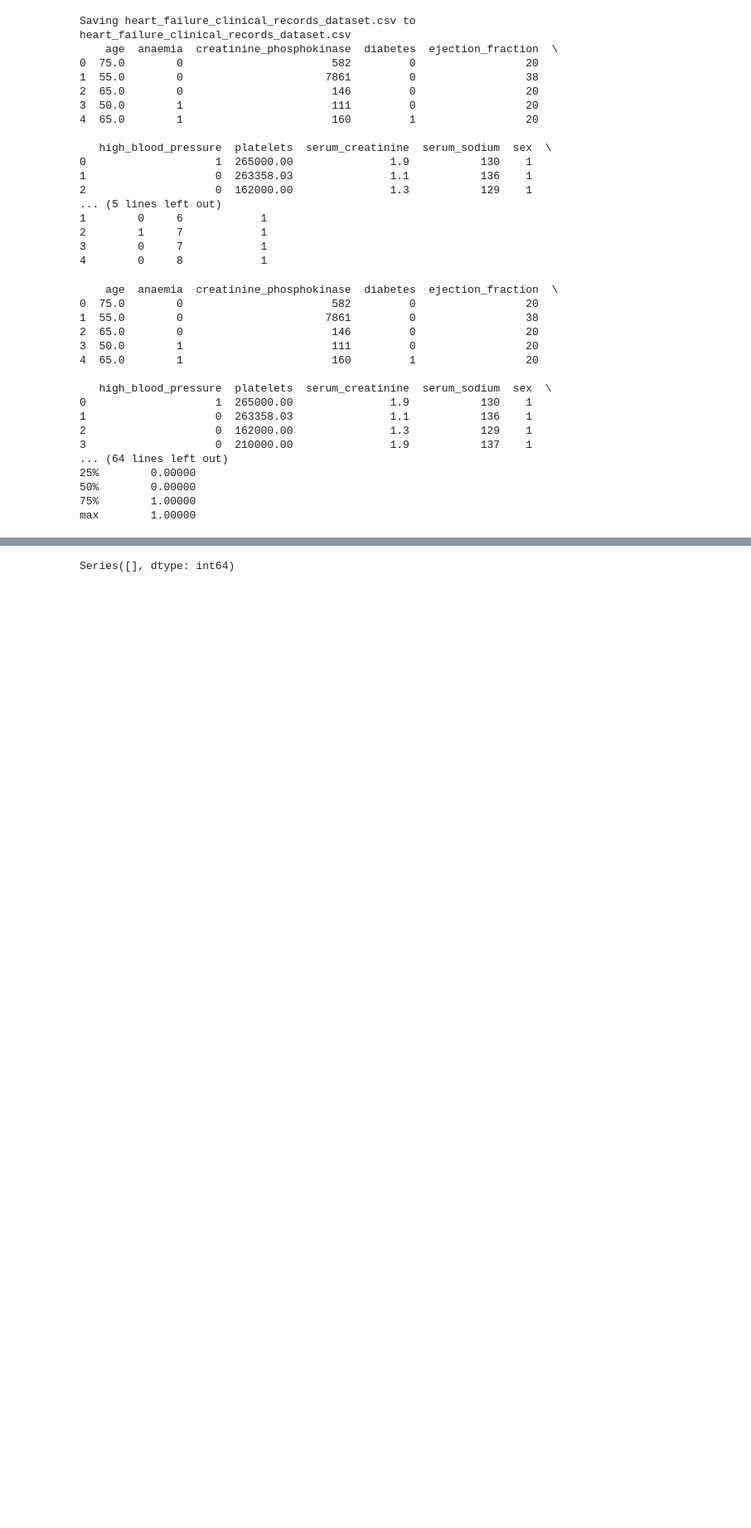
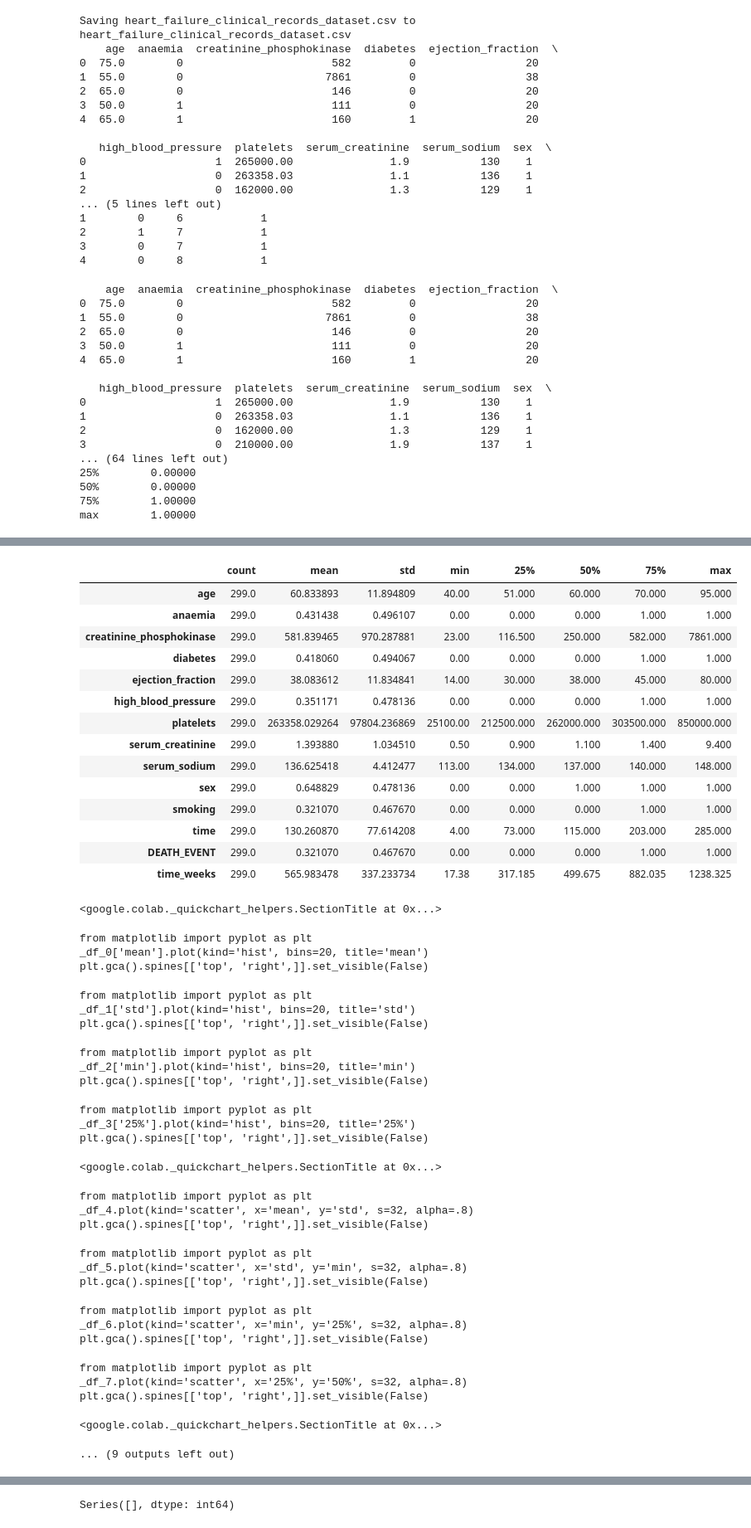
Before and after one commit to ShreyaSreeram/Datasci223-Final-Project, a Jupyter notebook: Datascience_223_Final_Project.ipynb, the cells around one changed output, grey strips where cells are left out. Shown at 83% size. Drawn from its saved outputs; the diff is of its cells as text; code cells hidden in the pictures; blank space fills up the shorter version.

```diff
--- a/Datascience_223_Final_Project.ipynb
+++ b/Datascience_223_Final_Project.ipynb
@@ -67,0 +83,46 @@ max        1.00000
+# %%
+df.describe().T
+# %% [output]
+|  | count | mean | std | min | 25% | 50% | 75% | max |
+| age | 299.0 | 60.833893 | 11.894809 | 40.00 | 51.000 | 60.000 | 70.000 | 95.000 |
+| anaemia | 299.0 | 0.431438 | 0.496107 | 0.00 | 0.000 | 0.000 | 1.000 | 1.000 |
+| creatinine_phosphokinase | 299.0 | 581.839465 | 970.287881 | 23.00 | 116.500 | 250.000 | 582.000 | 7861.000 |
+| diabetes | 299.0 | 0.418060 | 0.494067 | 0.00 | 0.000 | 0.000 | 1.000 | 1.000 |
+| ejection_fraction | 299.0 | 38.083612 | 11.834841 | 14.00 | 30.000 | 38.000 | 45.000 | 80.000 |
+| high_blood_pressure | 299.0 | 0.351171 | 0.478136 | 0.00 | 0.000 | 0.000 | 1.000 | 1.000 |
+| platelets | 299.0 | 263358.029264 | 97804.236869 | 25100.00 | 212500.000 | 262000.000 | 303500.000 | 850000.000 |
+| serum_creatinine | 299.0 | 1.393880 | 1.034510 | 0.50 | 0.900 | 1.100 | 1.400 | 9.400 |
+| serum_sodium | 299.0 | 136.625418 | 4.412477 | 113.00 | 134.000 | 137.000 | 140.000 | 148.000 |
+| sex | 299.0 | 0.648829 | 0.478136 | 0.00 | 0.000 | 1.000 | 1.000 | 1.000 |
+| smoking | 299.0 | 0.321070 | 0.467670 | 0.00 | 0.000 | 0.000 | 1.000 | 1.000 |
+| time | 299.0 | 130.260870 | 77.614208 | 4.00 | 73.000 | 115.000 | 203.000 | 285.000 |
+| DEATH_EVENT | 299.0 | 0.321070 | 0.467670 | 0.00 | 0.000 | 0.000 | 1.000 | 1.000 |
+| time_weeks | 299.0 | 565.983478 | 337.233734 | 17.38 | 317.185 | 499.675 | 882.035 | 1238.325 |
+<google.colab._quickchart_helpers.SectionTitle at 0x...>
+from matplotlib import pyplot as plt
+_df_0['mean'].plot(kind='hist', bins=20, title='mean')
+plt.gca().spines[['top', 'right',]].set_visible(False)
+from matplotlib import pyplot as plt
+_df_1['std'].plot(kind='hist', bins=20, title='std')
+plt.gca().spines[['top', 'right',]].set_visible(False)
+from matplotlib import pyplot as plt
+_df_2['min'].plot(kind='hist', bins=20, title='min')
+plt.gca().spines[['top', 'right',]].set_visible(False)
+from matplotlib import pyplot as plt
+_df_3['25%'].plot(kind='hist', bins=20, title='25%')
+plt.gca().spines[['top', 'right',]].set_visible(False)
+<google.colab._quickchart_helpers.SectionTitle at 0x...>
+from matplotlib import pyplot as plt
+_df_4.plot(kind='scatter', x='mean', y='std', s=32, alpha=.8)
+plt.gca().spines[['top', 'right',]].set_visible(False)
+from matplotlib import pyplot as plt
+_df_5.plot(kind='scatter', x='std', y='min', s=32, alpha=.8)
+plt.gca().spines[['top', 'right',]].set_visible(False)
+from matplotlib import pyplot as plt
+_df_6.plot(kind='scatter', x='min', y='25%', s=32, alpha=.8)
+plt.gca().spines[['top', 'right',]].set_visible(False)
+from matplotlib import pyplot as plt
+_df_7.plot(kind='scatter', x='25%', y='50%', s=32, alpha=.8)
+plt.gca().spines[['top', 'right',]].set_visible(False)
+<google.colab._quickchart_helpers.SectionTitle at 0x...>
+... (9 outputs left out)
```
Also changed, not shown: parts of 5 cells of this notebook.
